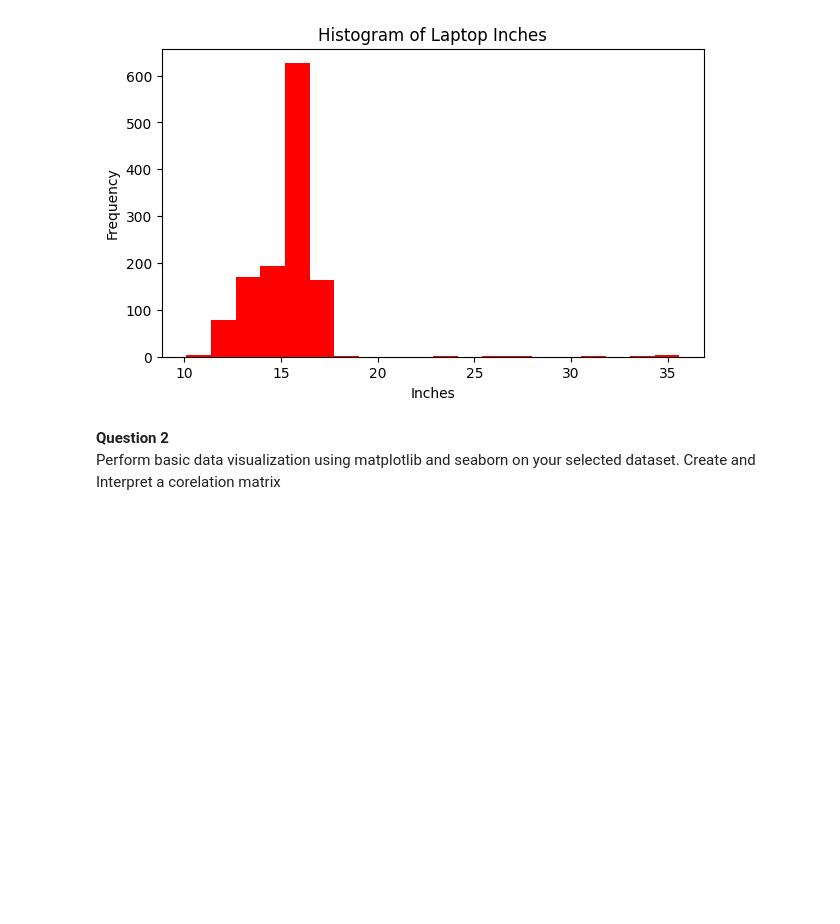
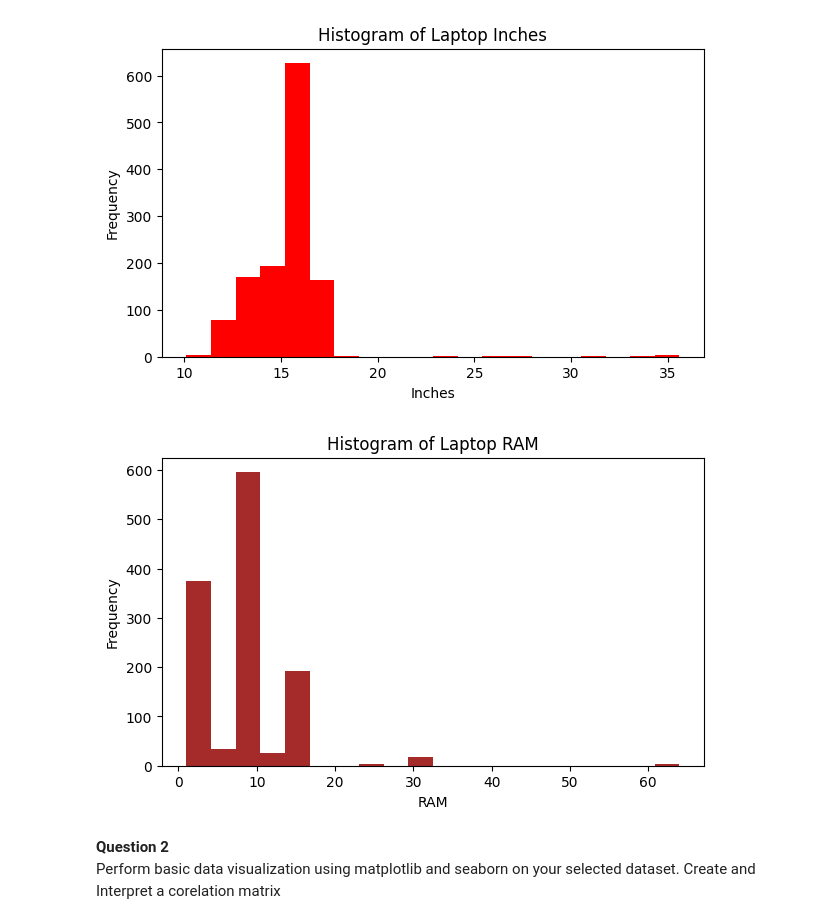
Before and after one commit to Berniceboateng775/nsp-training-program, a Jupyter notebook: Data_visualization.ipynb, the cells around one changed output. Cells and saved outputs as stored; diff of their text form; code cells hidden in the pictures; blank space fills up the shorter version.

```diff
--- a/Data_visualization.ipynb
+++ b/Data_visualization.ipynb
@@ -39,6 +39,14 @@ plt.ylabel('Frequency')
 plt.show()
 # %% [output]
 [figure]
+# %%
+#histogram of the laptop ram
+cleaned_laptop['ram'].plot(kind='hist', bins=20, figsize=(7, 4), title='Histogram of Laptop RAM', color='brown')
+plt.xlabel('RAM')
+plt.ylabel('Frequency')
+plt.show()
+# %% [output]
+[figure, added]
 # %% [markdown]
 **Question 2**
 Perform basic data visualization using matplotlib and seaborn on your selected dataset. Create and Interpret a corelation matrix
```
Also changed, not shown: parts of 3 cells of this notebook.
